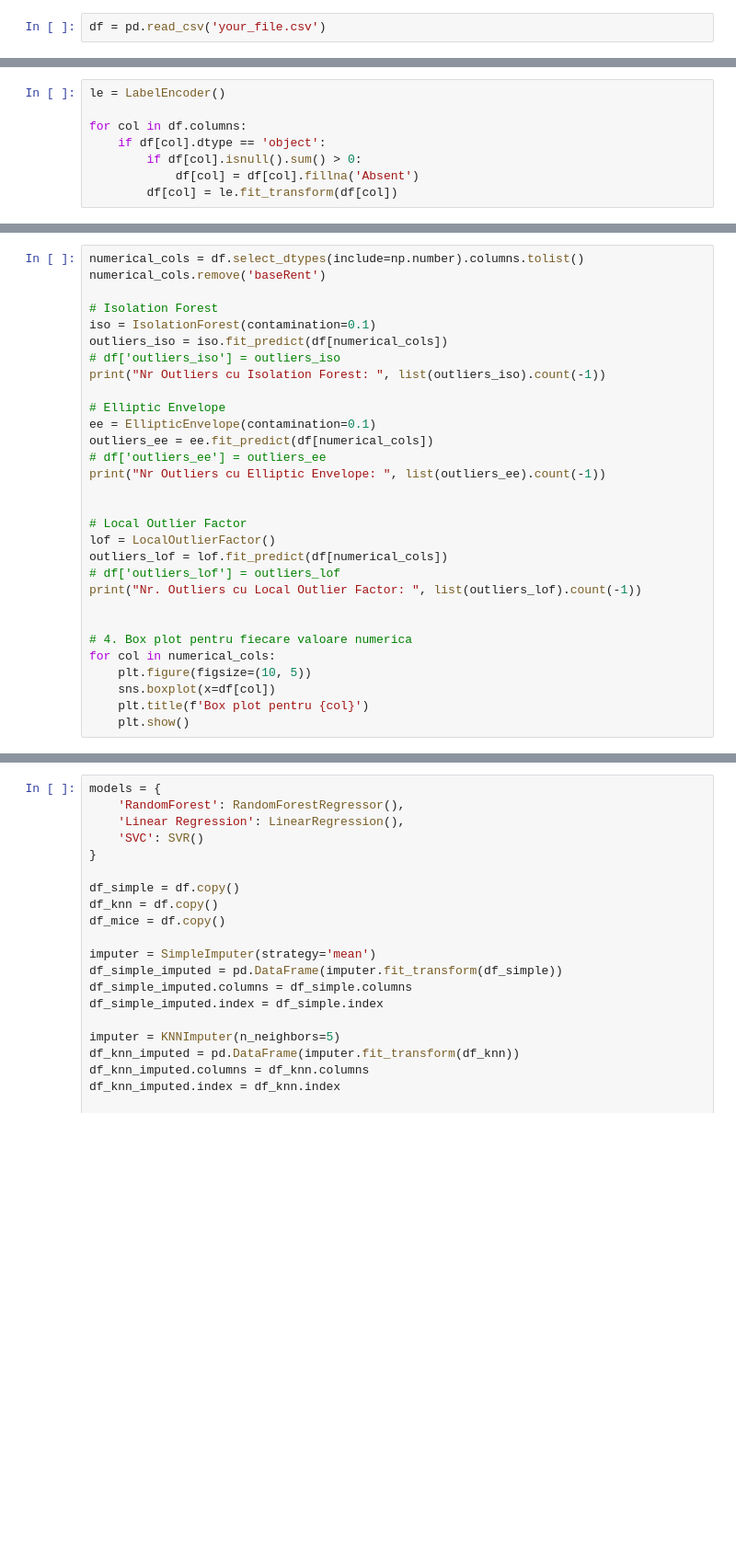
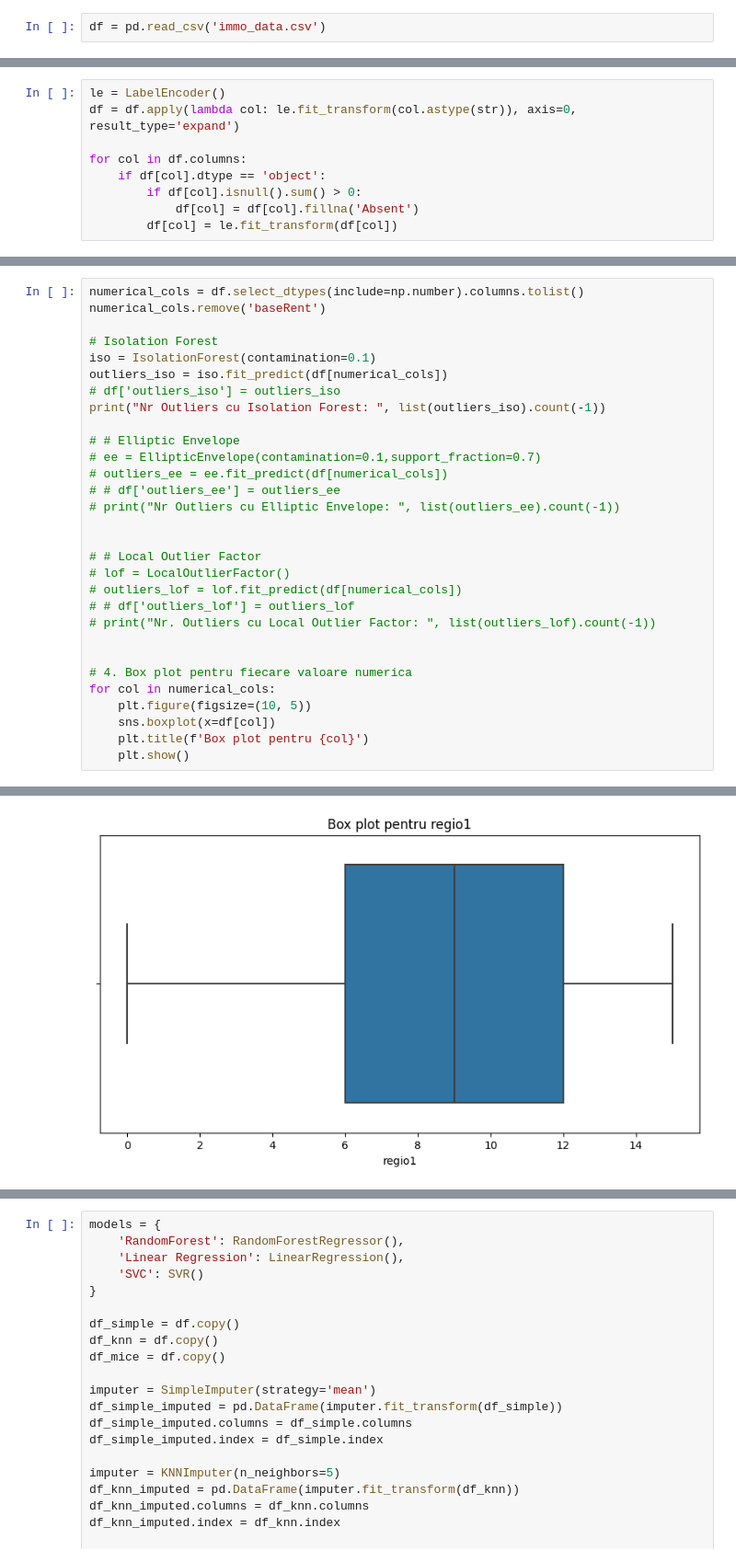
Before and after one commit to AlexanderPr03/ML, a Jupyter notebook: testing.ipynb, the cells around one changed output, grey strips where cells are left out. Shown at 92% size. Drawn from its saved outputs; the diff is of its cells as text; blank space fills up the shorter version.

```diff
--- a/testing.ipynb
+++ b/testing.ipynb
@@ -27,5 +29,5 @@ from sklearn.model_selection import RandomizedSearchCV
 # %%
-df = pd.read_csv('your_file.csv')
+df = pd.read_csv('immo_data.csv')
 # %%
 df.info()
 df.head()
@@ -50,5 +94,6 @@ df.duplicated().sum()
 # %%
 le = LabelEncoder()
+df = df.apply(lambda col: le.fit_transform(col.astype(str)), axis=0, result_type='expand')
 
 for col in df.columns:
     if df[col].dtype == 'object':
@@ -67,18 +110,18 @@ outliers_iso = iso.fit_predict(df[numerical_cols])
 # df['outliers_iso'] = outliers_iso
 print("Nr Outliers cu Isolation Forest: ", list(outliers_iso).count(-1))
 
-# Elliptic Envelope
-ee = EllipticEnvelope(contamination=0.1)
-outliers_ee = ee.fit_predict(df[numerical_cols])
-# df['outliers_ee'] = outliers_ee
-print("Nr Outliers cu Elliptic Envelope: ", list(outliers_ee).count(-1))
+# # Elliptic Envelope
+# ee = EllipticEnvelope(contamination=0.1,support_fraction=0.7)
+# outliers_ee = ee.fit_predict(df[numerical_cols])
+# # df['outliers_ee'] = outliers_ee
+# print("Nr Outliers cu Elliptic Envelope: ", list(outliers_ee).count(-1))
 
 
-# Local Outlier Factor
-lof = LocalOutlierFactor()
-outliers_lof = lof.fit_predict(df[numerical_cols])
-# df['outliers_lof'] = outliers_lof
-print("Nr. Outliers cu Local Outlier Factor: ", list(outliers_lof).count(-1))
+# # Local Outlier Factor
+# lof = LocalOutlierFactor()
+# outliers_lof = lof.fit_predict(df[numerical_cols])
+# # df['outliers_lof'] = outliers_lof
+# print("Nr. Outliers cu Local Outlier Factor: ", list(outliers_lof).count(-1))
 
 
 # 4. Box plot pentru fiecare valoare numerica
@@ -87,3 +130,4 @@ for col in numerical_cols:
     sns.boxplot(x=df[col])
     plt.title(f'Box plot pentru {col}')
     plt.show()
+# %% [output]
@@ -89,0 +135 @@ for col in numerical_cols:
+[figure, added]
```
Also changed, not shown: parts of 13 cells of this notebook.
